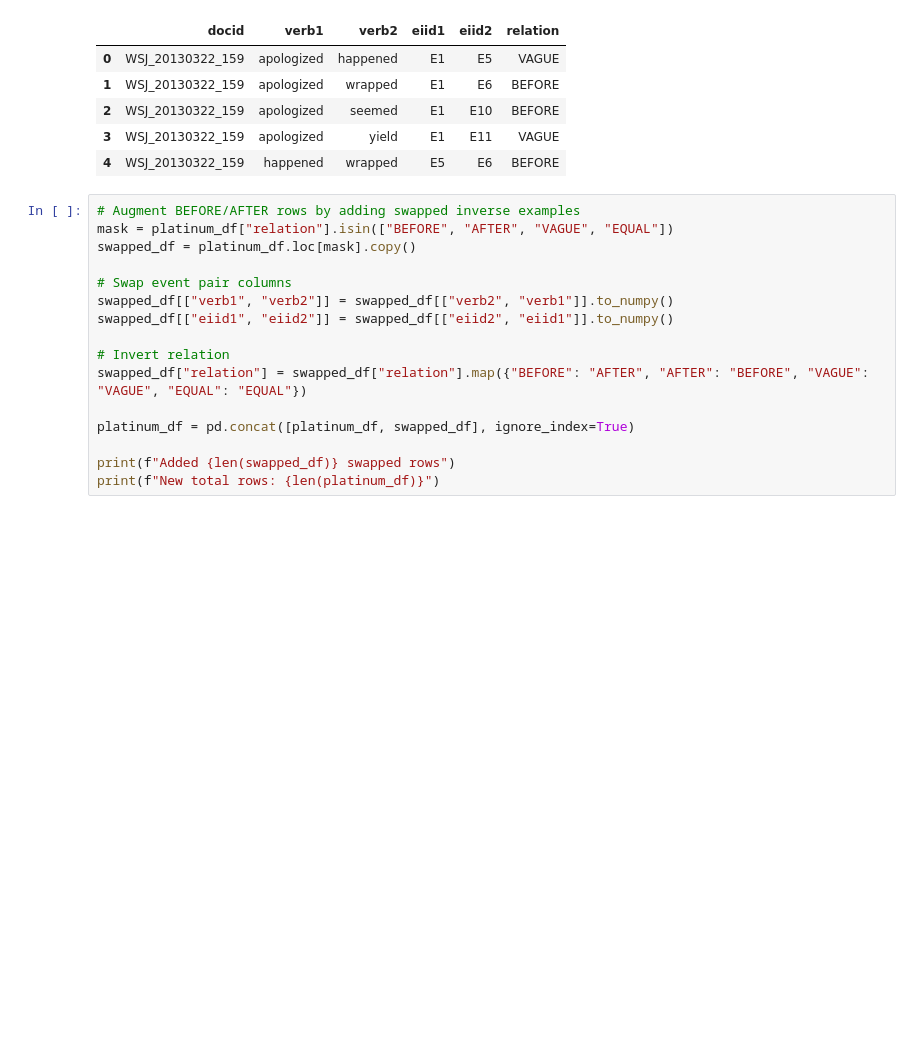
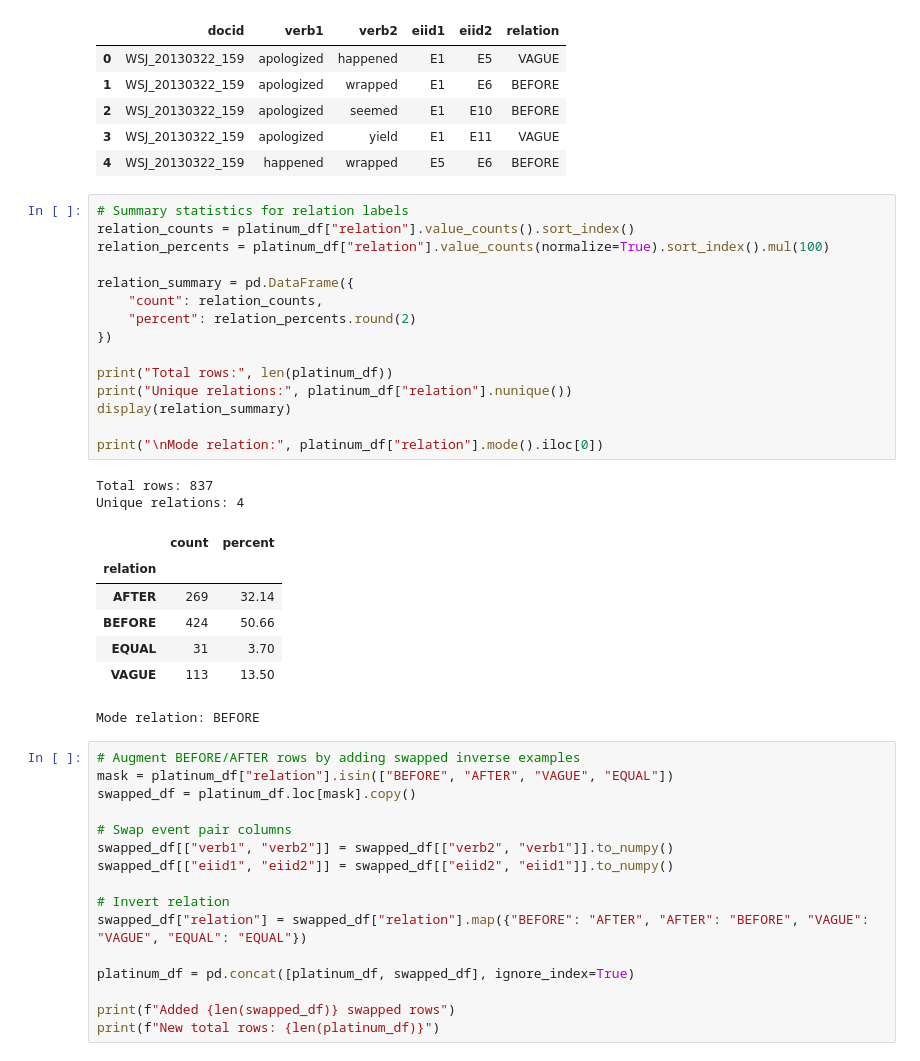
Before and after one commit to poznyakovskiy/event_extraction, a Jupyter notebook: temp_relation.ipynb, the cells around one changed output. Cells and saved outputs as stored; diff of their text form; blank space fills up the shorter version.

```diff
--- a/temp_relation.ipynb
+++ b/temp_relation.ipynb
@@ -23,6 +23,31 @@ platinum_df.head()
 | 2 | WSJ_20130322_159 | apologized | seemed | E1 | E10 | BEFORE |
 | 3 | WSJ_20130322_159 | apologized | yield | E1 | E11 | VAGUE |
 | 4 | WSJ_20130322_159 | happened | wrapped | E5 | E6 | BEFORE |
+# %%
+# Summary statistics for relation labels
+relation_counts = platinum_df["relation"].value_counts().sort_index()
+relation_percents = platinum_df["relation"].value_counts(normalize=True).sort_index().mul(100)
+
+relation_summary = pd.DataFrame({
+    "count": relation_counts,
+    "percent": relation_percents.round(2)
+})
+
+print("Total rows:", len(platinum_df))
+print("Unique relations:", platinum_df["relation"].nunique())
+display(relation_summary)
+
+print("\nMode relation:", platinum_df["relation"].mode().iloc[0])
+# %% [output]
+Total rows: 837
+Unique relations: 4
+|  | count | percent |
+| relation |  |  |
+| AFTER | 269 | 32.14 |
+| BEFORE | 424 | 50.66 |
+| EQUAL | 31 | 3.70 |
+| VAGUE | 113 | 13.50 |
+Mode relation: BEFORE
 # %%
 # Augment BEFORE/AFTER rows by adding swapped inverse examples
 mask = platinum_df["relation"].isin(["BEFORE", "AFTER", "VAGUE", "EQUAL"])
```
Also changed, not shown: parts of 13 cells of this notebook.
